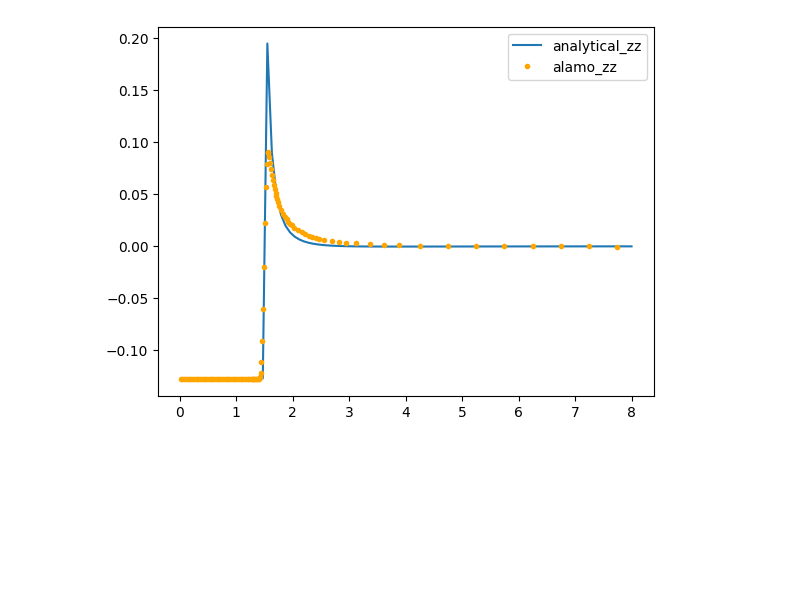
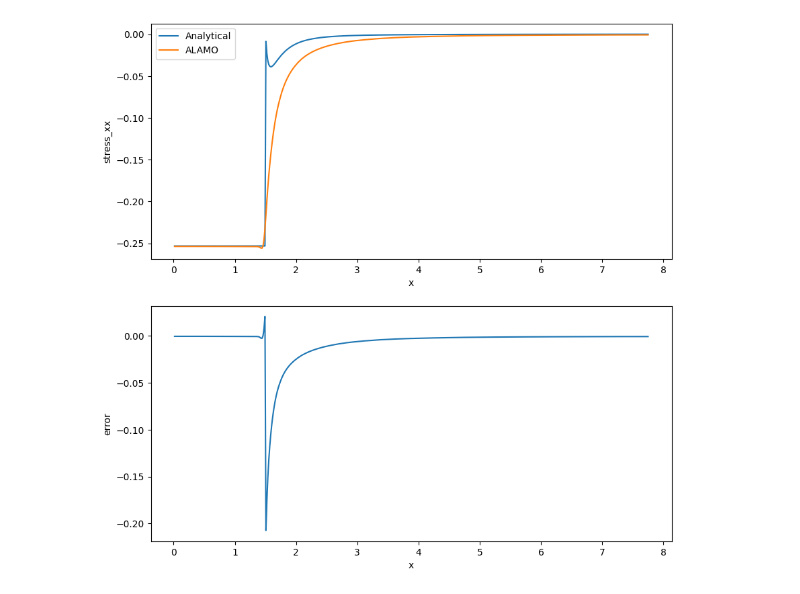
Before and after one commit to RajVhora/eshelby-3d, a Jupyter notebook: compare_results.ipynb, the cells around one changed output. Cells and saved outputs as stored; diff of their text form; code cells hidden in the pictures; blank space fills up the shorter version.

```diff
--- a/compare_results.ipynb
+++ b/compare_results.ipynb
@@ -56,8 +39,15 @@ plt.show()
-# %%
-plt.plot(analytical_stress['x'], analytical_stress['sigma_zz'], label='analytical_zz')
-plt.plot(alamo_stress['x'], alamo_stress['stress_zz'], label='alamo_zz', linestyle='None',marker='o',color='orange',markersize=3)
-
-plt.legend()
-plt.show()
-# %% [output]
-[figure, removed]
+# %%
+# Make a figure of 2 plots showing analytical_stress vs x and error vs x
+fig, (ax1, ax2) = plt.subplots(2, 1, figsize=(10, 10))
+ax1.plot(analytical_stress['x'], analytical_stress['sigma_xx'], label='Analytical')
+ax1.plot(alamo_stress['x'], alamo_stress['stress_xx'], label='ALAMO')
+ax1.set_xlabel('x')
+ax1.set_ylabel('stress_xx')
+ax1.legend()
+
+ax2.plot(alamo_stress['x'], alamo_stress['stress_xx'] - analytical_stress['sigma_xx'])
+ax2.set_xlabel('x')
+ax2.set_ylabel('error')
+plt.show()
+# %% [output]
+[figure, added]
```
Also changed, not shown: parts of 7 cells of this notebook, 6 other files.
